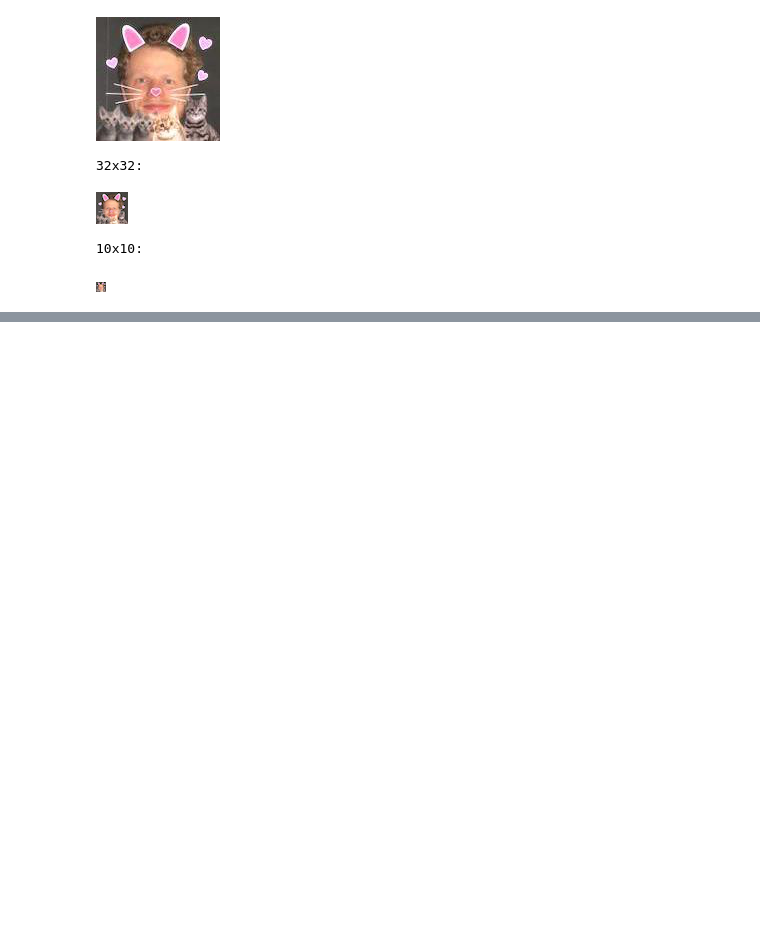
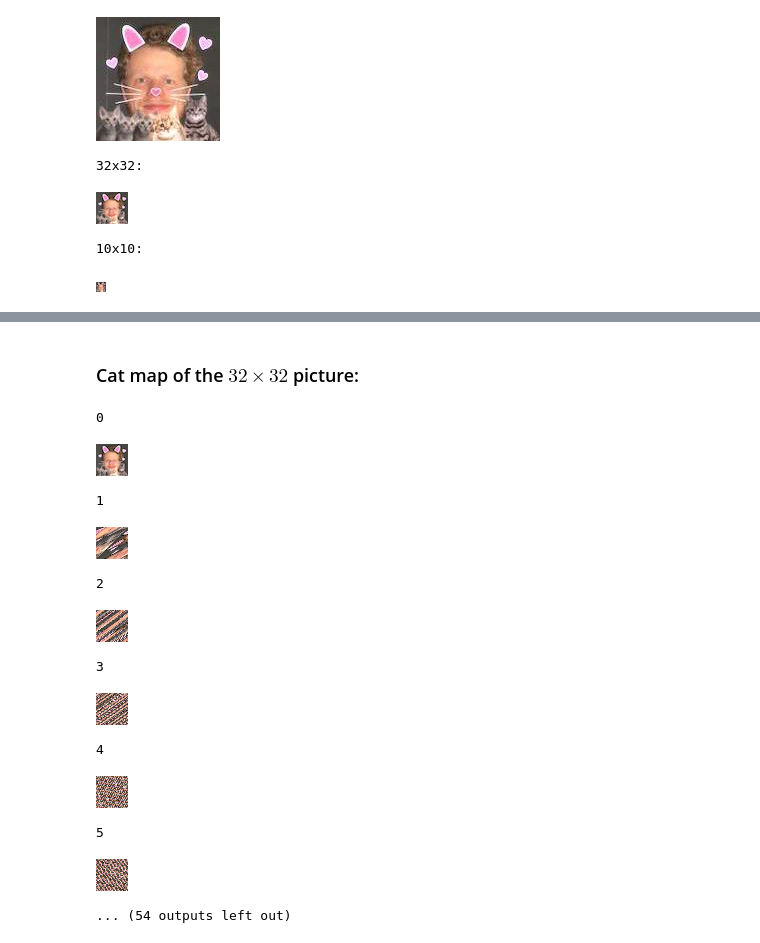
Before and after one commit to Kevinhykuo/PHYS-421---Stat-Mech, a Jupyter notebook: Assignment 4.ipynb, the cells around one changed output, grey strips where cells are left out. Saved outputs shown, nothing was run; the diff lists cells and outputs as text; code cells hidden in the pictures; blank space fills up the shorter version.

```diff
--- a/Assignment 4.ipynb
+++ b/Assignment 4.ipynb
@@ -44,0 +82,18 @@ array([77, 73, 70], dtype=uint8)
+# %% [markdown]
+### Cat map of the $32 \times 32$ picture:
+# %%
+cat_map(KKM, 33)
+# %% [output]
+0
+[figure, added]
+1
+[figure, added]
+2
+[figure, added]
+3
+[figure, added]
+4
+[figure, added]
+5
+[figure, added]
+... (54 outputs left out)
```
Also changed, not shown: parts of 14 cells of this notebook, 1 other file.
